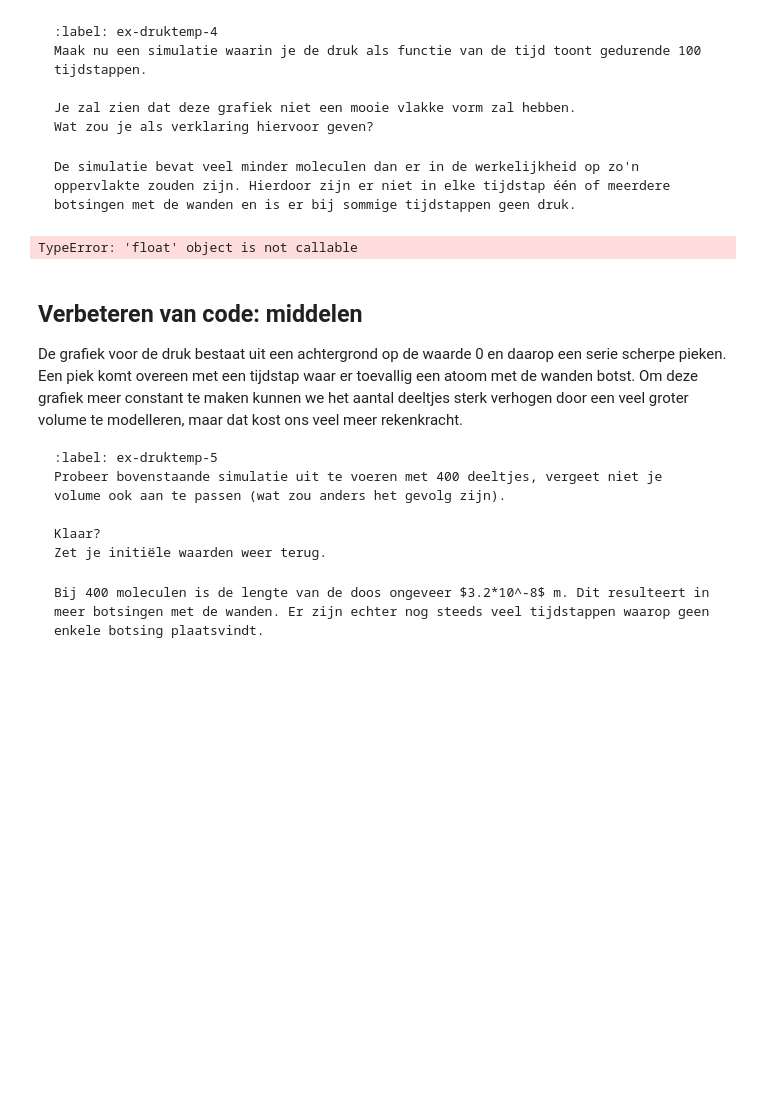
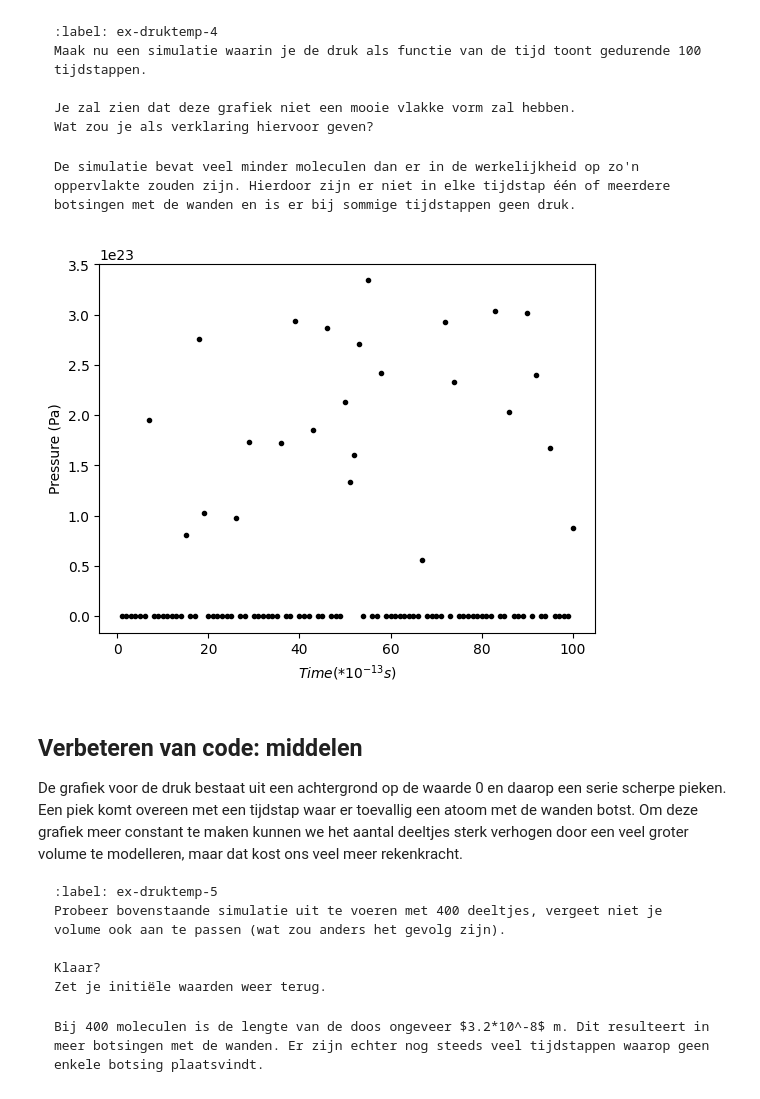
Before and after one commit to Eerkje/Annet-Erik, a Jupyter notebook: Content/PySim/5_druktemp.ipynb, the cells around one changed output. Drawn from its saved outputs; the diff is of its cells as text; code cells hidden in the pictures; blank space fills up the shorter version.

````diff
--- a/Content/PySim/5_druktemp.ipynb
+++ b/Content/PySim/5_druktemp.ipynb
@@ -337,29 +319,26 @@ Wat zou je als verklaring hiervoor geven?
 De simulatie bevat veel minder moleculen dan er in de werkelijkheid op zo'n oppervlakte zouden zijn. Hierdoor zijn er niet in elke tijdstap één of meerdere botsingen met de wanden en is er bij sommige tijdstappen geen druk.
 ```
 # %%
-# ruimte voor uitwerking
-
 particles = []
-temperatures = np.zeros(100, dtype=float)
+pressures = np.zeros(100, dtype=float)
 times = np.linspace(1, 100, 100)
 
 create_particles(particles)
+
 for i in range(100):
     take_time_step(particles)
-    # vastleggen van temperatuur per tijdstap
-    pressure[i] = pressure(particles)
+    # vastleggen van druk per tijdstap
+    pressures[i] = pressure
 
-#your code/answer
 
 plt.figure()
 plt.xlabel('$Time (*10^{-13} s)$')
-plt.ylabel('Temperature (K)')
-# plotten van tijd tegen temperatuur
-#your code/answer
-plt.plot(times, temperatures, 'k.')
+plt.ylabel('Pressure (Pa)')
+# plotten van tijd tegen de druk
+plt.plot(times, pressures, 'k.')
 plt.show()
 # %% [output]
-TypeError: 'float' object is not callable
+[figure, added]
 # %% [markdown]
 ## Verbeteren van code: middelen
 
````
Also changed, not shown: parts of 4 cells of this notebook.
